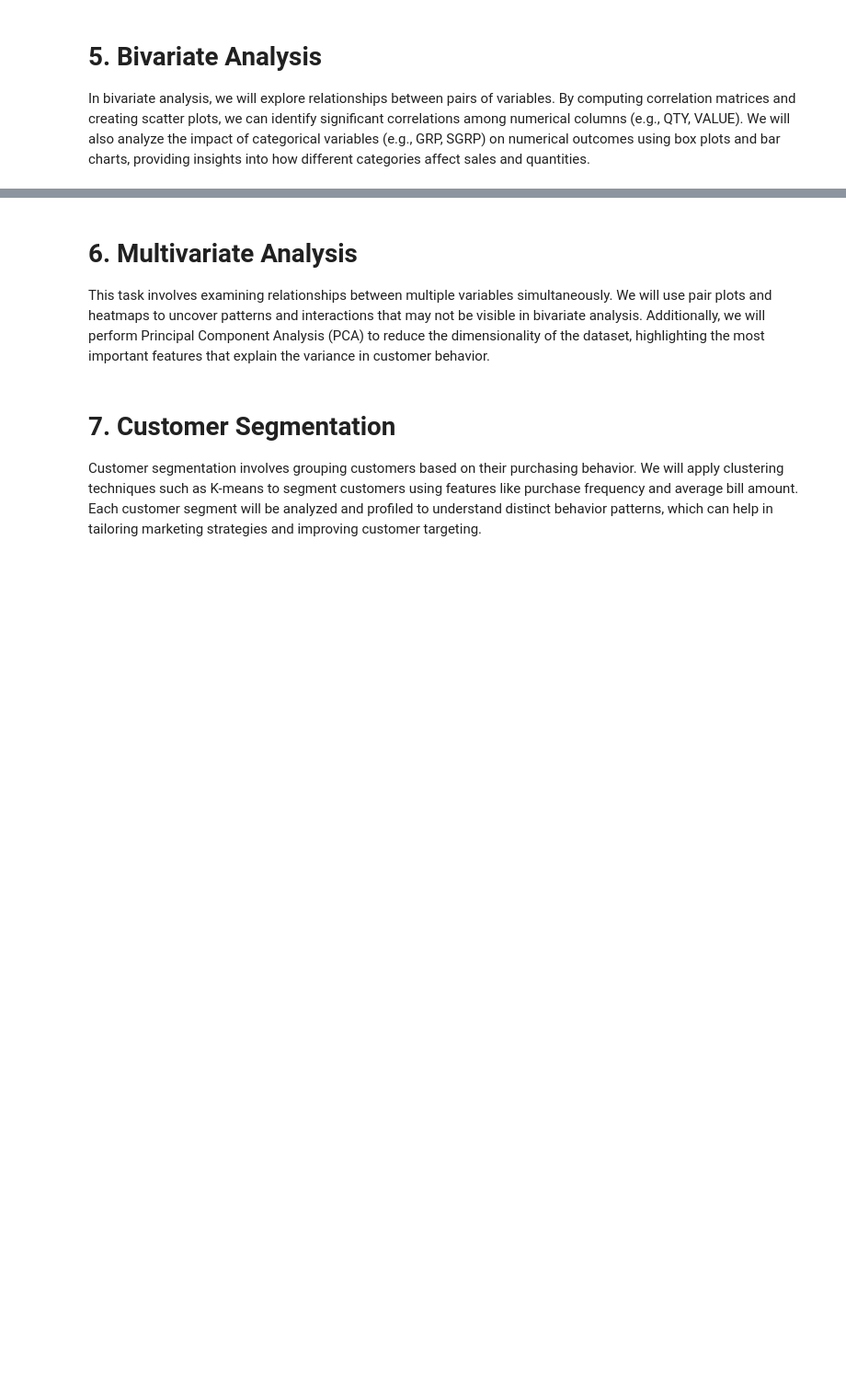
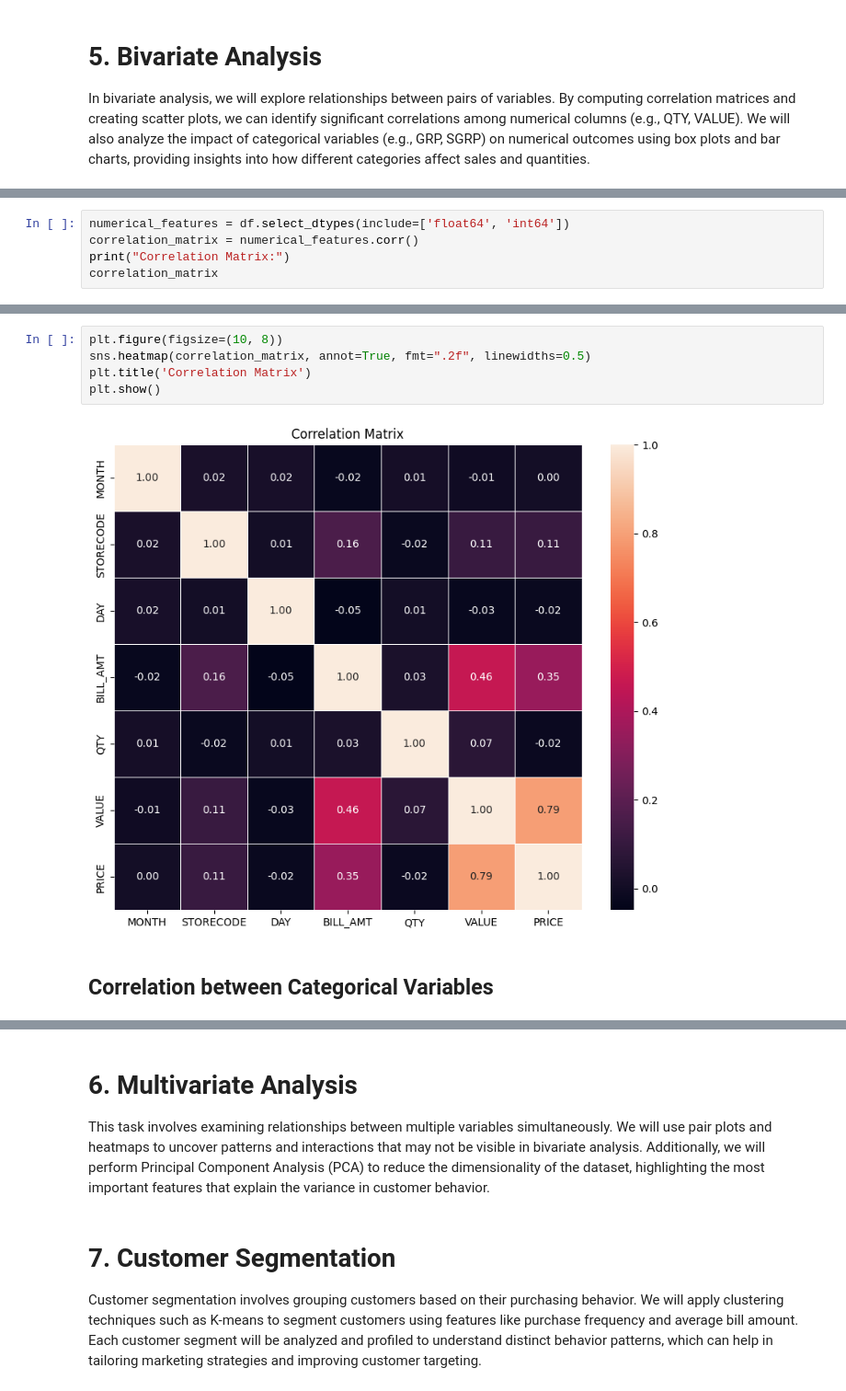
Before and after one commit to tedoaba/CodersCaveInternship, a Jupyter notebook: normal-task-phase-1-analyze-social-media-data.ipynb, the cells around one changed output, grey strips where cells are left out. Shown at 92% size. Drawn from its saved outputs; the diff is of its cells as text; blank space fills up the shorter version.

```diff
--- a/normal-task-phase-1-analyze-social-media-data.ipynb
+++ b/normal-task-phase-1-analyze-social-media-data.ipynb
@@ -304,0 +400,5 @@ In bivariate analysis, we will explore relationships between pairs of variables.
+# %%
+numerical_features = df.select_dtypes(include=['float64', 'int64'])
+correlation_matrix = numerical_features.corr()
+print("Correlation Matrix:")
+correlation_matrix
@@ -304,0 +415,9 @@ In bivariate analysis, we will explore relationships between pairs of variables.
+# %%
+plt.figure(figsize=(10, 8))
+sns.heatmap(correlation_matrix, annot=True, fmt=".2f", linewidths=0.5)
+plt.title('Correlation Matrix')
+plt.show()
+# %% [output]
+[figure, added]
+# %% [markdown]
+## Correlation between Categorical Variables
```
Also changed, not shown: parts of 71 cells of this notebook.
